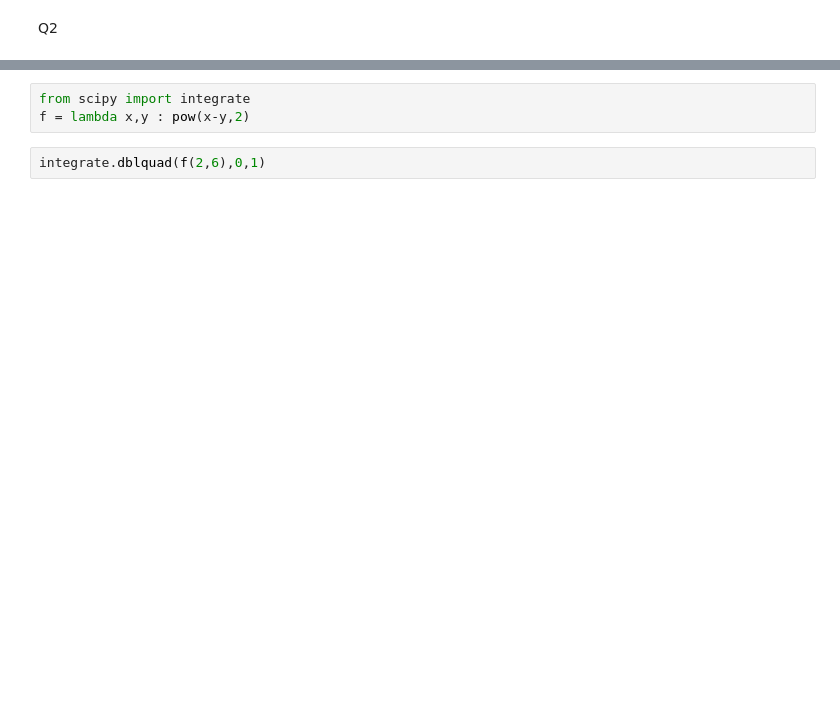
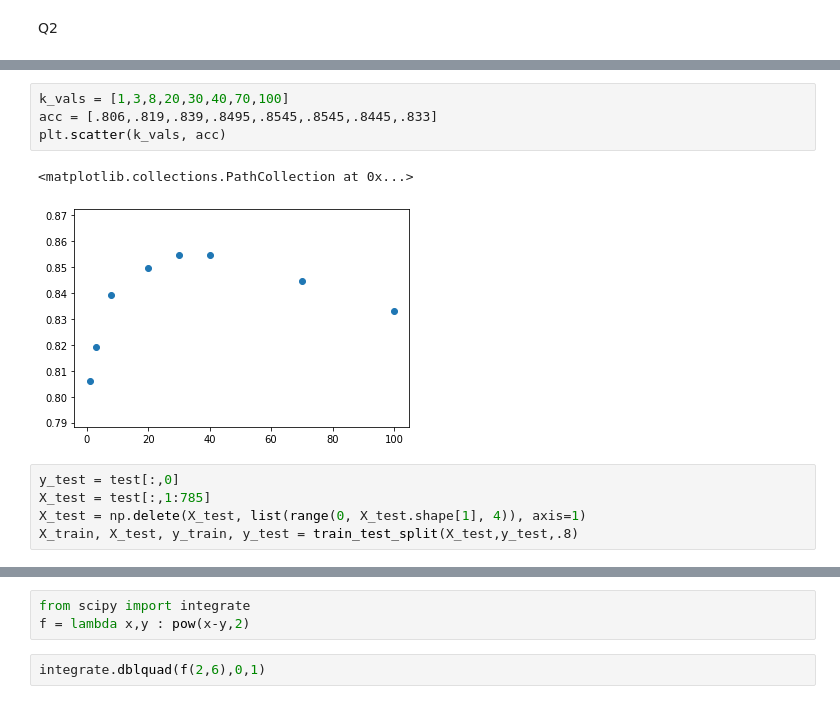
Before and after one commit to RobertsNC/MachineLearning, a Jupyter notebook: A1/A1MachineLearning.ipynb, the cells around one changed output, grey strips where cells are left out. Drawn from its saved outputs; the diff is of its cells as text; blank space fills up the shorter version.

```diff
--- a/A1/A1MachineLearning.ipynb
+++ b/A1/A1MachineLearning.ipynb
@@ -254,0 +357,12 @@ clf.accuracy(y_test, pred)
+# %%
+k_vals = [1,3,8,20,30,40,70,100]
+acc = [.806,.819,.839,.8495,.8545,.8545,.8445,.833]
+plt.scatter(k_vals, acc)
+# %% [output]
+<matplotlib.collections.PathCollection at 0x...>
+[figure, added]
+# %%
+y_test = test[:,0]
+X_test = test[:,1:785]
+X_test = np.delete(X_test, list(range(0, X_test.shape[1], 4)), axis=1)
+X_train, X_test, y_train, y_test = train_test_split(X_test,y_test,.8)
```
Also changed, not shown: parts of 45 cells of this notebook.
